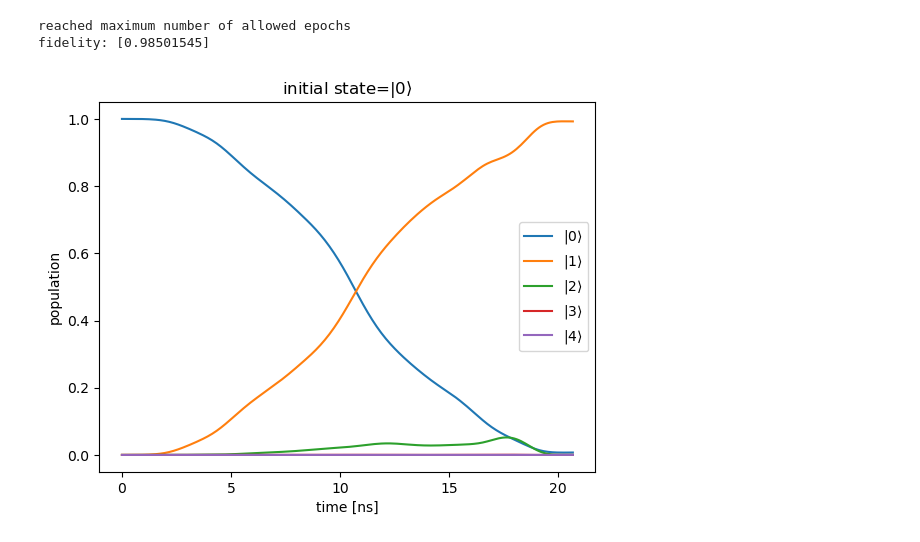
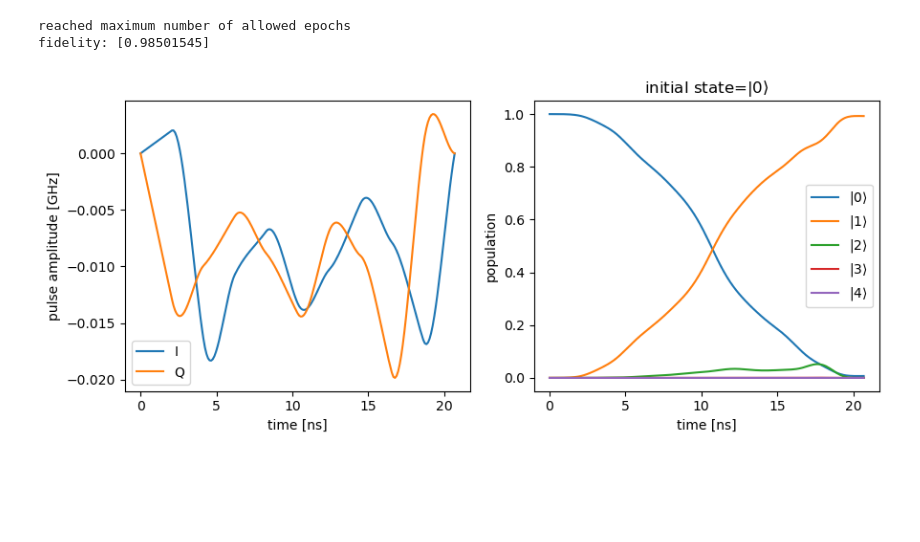
Before and after one commit to dkweiss31/qontrol, a Jupyter notebook: docs/examples/Kerr_oscillator.ipynb, the cells around one changed output. Cells and saved outputs as stored; diff of their text form; code cells hidden in the pictures; blank space fills up the shorter version.

```diff
--- a/docs/examples/Kerr_oscillator.ipynb
+++ b/docs/examples/Kerr_oscillator.ipynb
@@ -216,27 +218,27 @@ me_options = GRAPEOptions(
     grape_type='mesolve',
 )
 jump_ops = [0.03 * a]
-initial_states = todm(initial_states)
-final_states = todm(final_states)
-forbidden_states_list = len(initial_states) * [todm(_forbidden_states)]
+me_initial_states = todm(initial_states)
+me_final_states = todm(final_states)
+me_forbidden_states_list = len(initial_states) * [todm(_forbidden_states)]
 me_costs = [
-    coherent_infidelity(target_states=final_states, cost_multiplier=1.0),
-    forbidden_states(forbidden_states_list=forbidden_states_list, cost_multiplier=60.0),
+    coherent_infidelity(target_states=me_final_states, cost_multiplier=1.0),
+    forbidden_states(forbidden_states_list=me_forbidden_states_list, cost_multiplier=60.0),
 ]
 # %%
-opt_params = grape(
-    h_t_updater,
-    initial_states=initial_states,
+opt_params_me = grape(
+    h_t_updater_topt,
+    initial_states=me_initial_states,
     costs=me_costs,
     jump_ops=jump_ops,
-    params_to_optimize=init_drive_params,
+    params_to_optimize=init_drive_params_topt,
     optimizer=optimizer,
     options=me_options,
 )
 # %% [output]
 reached maximum number of allowed epochs
 fidelity: [0.98501545]
-# %%
-plot_pops(opt_params, h_t_updater, me_options, jump_ops)
-# %% [output]
-[figure, removed]
+# %%
+plot_pulse_and_pops(opt_params_me, h_t_updater_topt, me_options, jump_ops)
+# %% [output]
+[figure, added]
```
Also changed, not shown: parts of 13 cells of this notebook.
